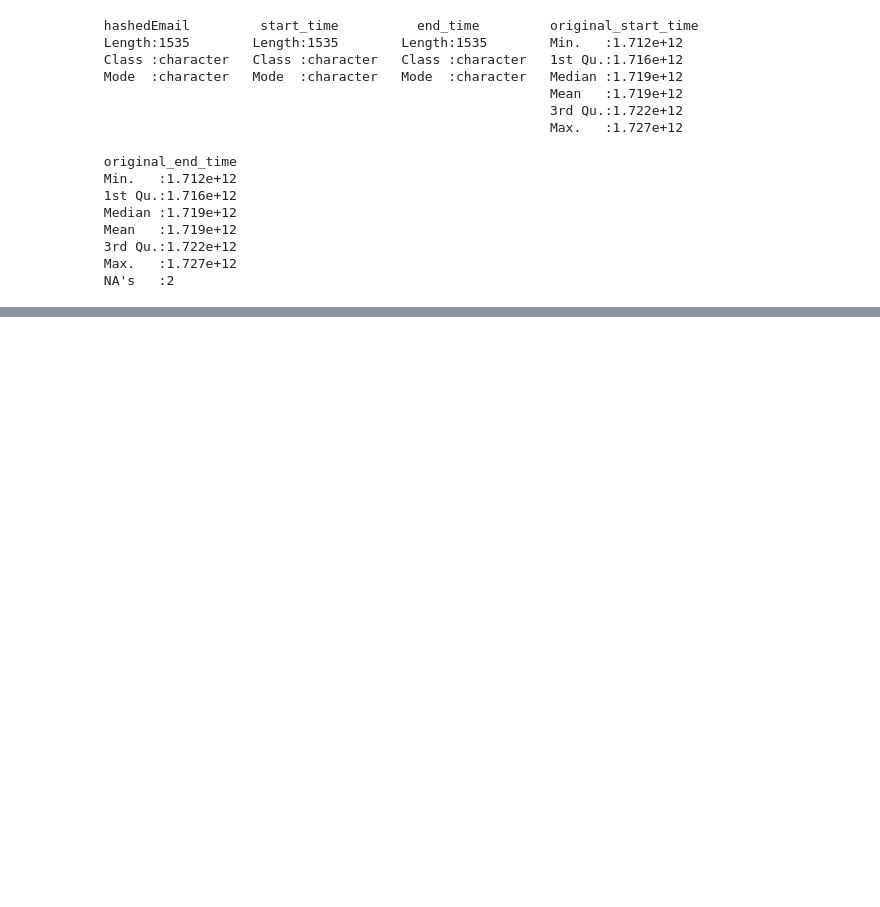
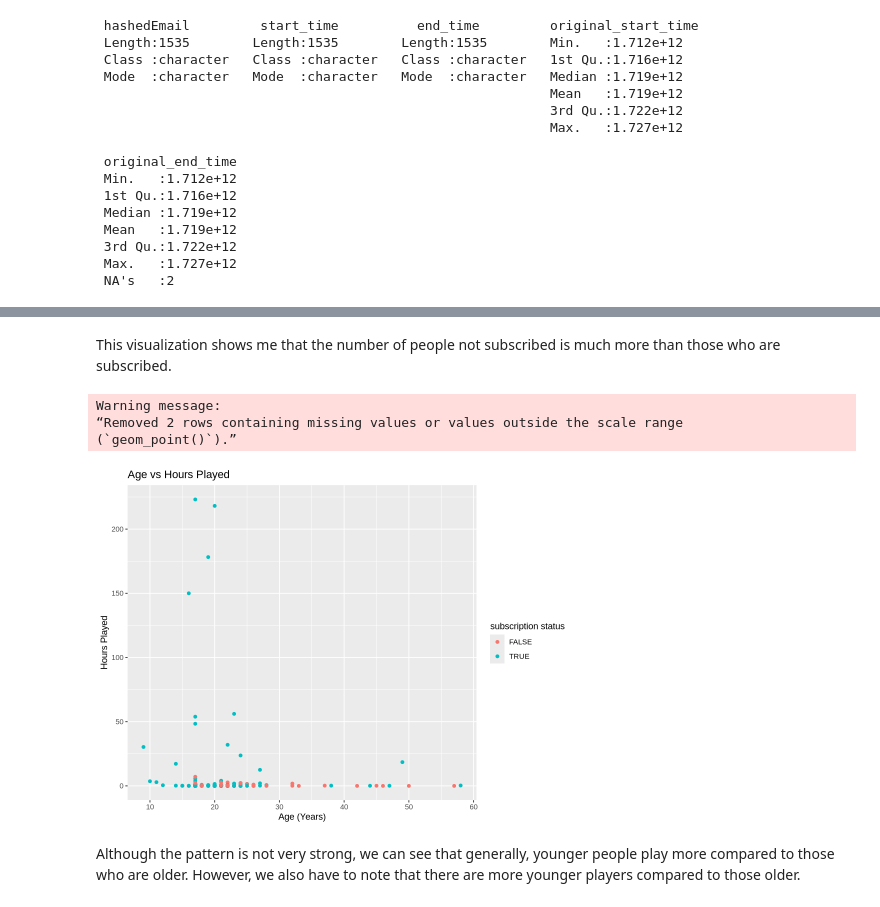
Before and after one commit to mika757/Data-Science-Project-Planning, a Jupyter notebook: Data_Science_Individual_Planning.ipynb, the cells around one changed output, grey strips where cells are left out. Cells and saved outputs as stored; diff of their text form; code cells hidden in the pictures; blank space fills up the shorter version.

```diff
--- a/Data_Science_Individual_Planning.ipynb
+++ b/Data_Science_Individual_Planning.ipynb
@@ -114,0 +138,15 @@ summary(sessions)
+# %% [markdown]
+This visualization shows me that the number of people not subscribed is much more than those who are subscribed.
+# %%
+options(repr.plot.width = 8, repr.plot.height = 6)
+
+ggplot(players, aes(x = Age, y = played_hours, color = subscribe))+
+    geom_point()+
+    labs(title = "Age vs Hours Played", x= "Age (Years)", y = "Hours Played", color = "subscription status")
+# %% [output]
+Warning message:
+“Removed 2 rows containing missing values or values outside the scale range
+(`geom_point()`).”
+[figure, added]
+# %% [markdown]
+Although the pattern is not very strong, we can see that generally, younger people play more compared to those who are older. However, we also have to note that there are more younger players compared to those older.
```
Also changed, not shown: parts of 17 cells of this notebook.
